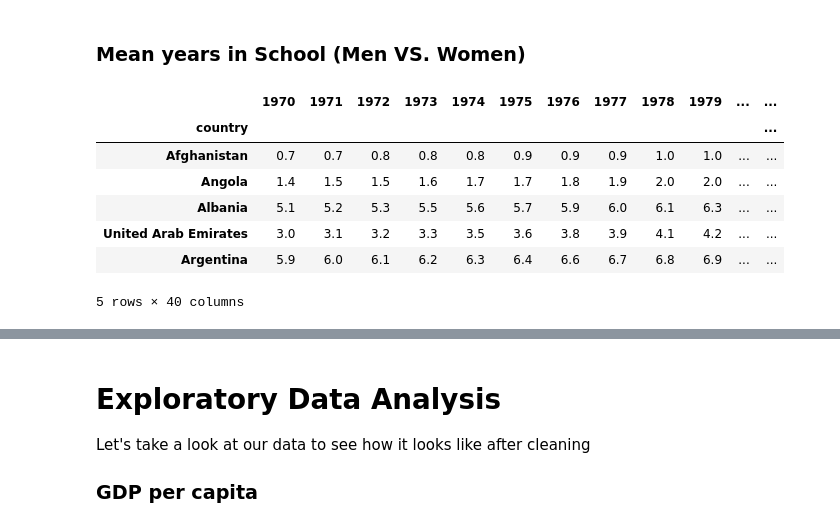
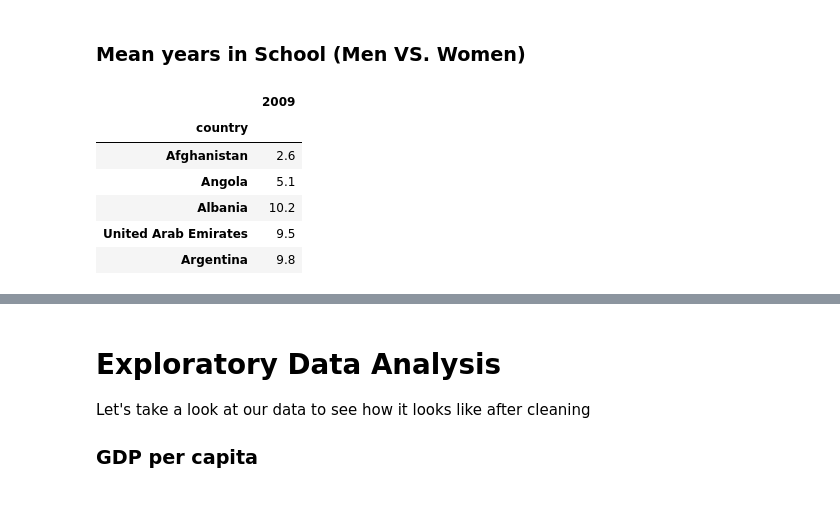
Before and after one commit to DiegoMerino28/gapminder_project, a Jupyter notebook: gapminder_data.ipynb, the cells around one changed output, grey strips where cells are left out. Cells and saved outputs as stored; diff of their text form; code cells hidden in the pictures.

```diff
--- a/gapminder_data.ipynb
+++ b/gapminder_data.ipynb
@@ -102,19 +93,21 @@ gdp = gdp_86.join(gdp_16, how='inner')
 ### Mean years in School (Men VS. Women)
 # %%
 # First loading and data inspection
-men_yr = pd.read_csv('mean_years_men_25.csv', index_col=0)
-women_yr = pd.read_csv('mean_years_women_25.csv', index_col=0)
+men_yr_09 = pd.read_csv('mean_years_men_25.csv', index_col=0, usecols=['country', '2009'])
+women_yr_09 = pd.read_csv('mean_years_women_25.csv', index_col=0, usecols = ['country', '2009'])
 
-men_yr.head()
+men_yr_86 = pd.read_csv('mean_years_men_25.csv', index_col=0, usecols=['country', '1986'])
+women_yr_86 = pd.read_csv('mean_years_women_25.csv', index_col=0, usecols = ['country', '1986'])
+
+men_yr_09.head()
 # %% [output]
-|  | 1970 | 1971 | 1972 | 1973 | 1974 | 1975 | 1976 | 1977 | 1978 | 1979 | ... | ... |
-| country |  |  |  |  |  |  |  |  |  |  |  | ... |
-| Afghanistan | 0.7 | 0.7 | 0.8 | 0.8 | 0.8 | 0.9 | 0.9 | 0.9 | 1.0 | 1.0 | ... | ... |
-| Angola | 1.4 | 1.5 | 1.5 | 1.6 | 1.7 | 1.7 | 1.8 | 1.9 | 2.0 | 2.0 | ... | ... |
-| Albania | 5.1 | 5.2 | 5.3 | 5.5 | 5.6 | 5.7 | 5.9 | 6.0 | 6.1 | 6.3 | ... | ... |
-| United Arab Emirates | 3.0 | 3.1 | 3.2 | 3.3 | 3.5 | 3.6 | 3.8 | 3.9 | 4.1 | 4.2 | ... | ... |
-| Argentina | 5.9 | 6.0 | 6.1 | 6.2 | 6.3 | 6.4 | 6.6 | 6.7 | 6.8 | 6.9 | ... | ... |
+|  | 2009 |
+| country |  |
+| Afghanistan | 2.6 |
+| Angola | 5.1 |
+| Albania | 10.2 |
+| United Arab Emirates | 9.5 |
+| Argentina | 9.8 |
-5 rows × 40 columns
 # %%
 # Let's compare the data between 1986 and the most recent one for education, 2009
 # We need to clean the data again for 2009
```
Also changed, not shown: parts of 18 cells of this notebook, 1 other file.
